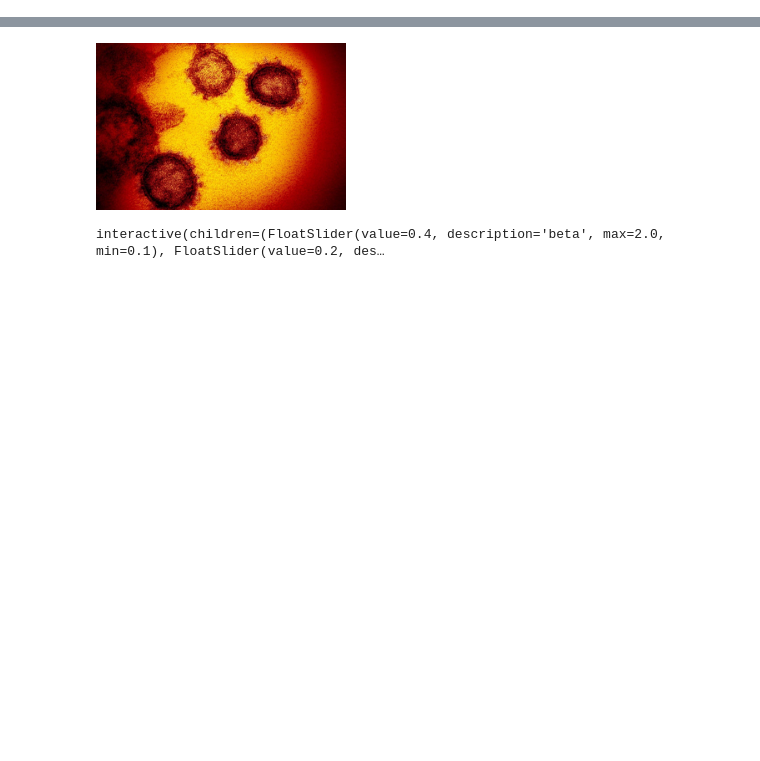
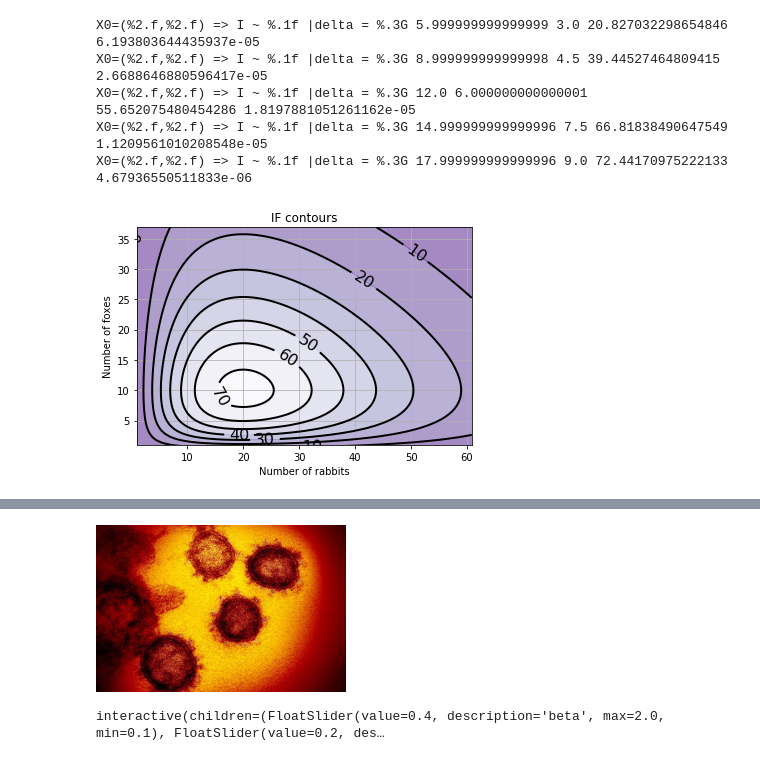
Before and after one commit to bigfooted/covid19-seir, a Jupyter notebook: presentation_seir.ipynb, the cells around one changed output, grey strips where cells are left out. Saved outputs shown, nothing was run; the diff lists cells and outputs as text; code cells hidden in the pictures; blank space fills up the shorter version.

```diff
--- a/presentation_seir.ipynb
+++ b/presentation_seir.ipynb
@@ -4,0 +100,46 @@
+# %%
+#!python
+def IF(X):
+    u, v = X
+    return u**(c/a) * v * exp( -(b/a)*(d*u+v) )
+# We will verify that IF remains constant for different trajectories
+for v in values:
+    X0 = v * X_f1                               # starting point
+    X = integrate.odeint( dX_dt, X0, t)
+    I = IF(X.T)                                 # compute IF along the trajectory
+    I_mean = I.mean()
+    delta = 100 * (I.max()-I.min())/I_mean
+    print("X0=(%2.f,%2.f) => I ~ %.1f |delta = %.3G",X0[0], X0[1], I_mean, delta)
+# >>> X0=( 6, 3) => I ~ 20.8 |delta = 6.19E-05 %
+#     X0=( 9, 4) => I ~ 39.4 |delta = 2.67E-05 %
+#     X0=(12, 6) => I ~ 55.7 |delta = 1.82E-05 %
+#     X0=(15, 8) => I ~ 66.8 |delta = 1.12E-05 %
+#     X0=(18, 9) => I ~ 72.4 |delta = 4.68E-06 %
+
+#!python
+#-------------------------------------------------------
+# plot iso contours
+nb_points = 80                              # grid size
+x = linspace(0, xmax, nb_points)
+y = linspace(0, ymax, nb_points)
+X2 , Y2  = meshgrid(x, y)                   # create the grid
+Z2 = IF([X2, Y2])                           # compute IF on each point
+f3 = p.figure()
+CS = p.contourf(X2, Y2, Z2, cmap=p.cm.Purples_r, alpha=0.5)
+CS2 = p.contour(X2, Y2, Z2, colors='black', linewidths=2. )
+p.clabel(CS2, inline=1, fontsize=16, fmt='%.f')
+p.grid()
+p.xlabel('Number of rabbits')
+p.ylabel('Number of foxes')
+p.ylim(1, ymax)
+p.xlim(1, xmax)
+p.title('IF contours')
+f3.savefig('rabbits_and_foxes_3.png')
+p.show()
+# %% [output]
+X0=(%2.f,%2.f) => I ~ %.1f |delta = %.3G 5.999999999999999 3.0 20.827032298654846 6.193803644435937e-05
+X0=(%2.f,%2.f) => I ~ %.1f |delta = %.3G 8.999999999999998 4.5 39.44527464809415 2.6688646880596417e-05
+X0=(%2.f,%2.f) => I ~ %.1f |delta = %.3G 12.0 6.000000000000001 55.652075480454286 1.8197881051261162e-05
+X0=(%2.f,%2.f) => I ~ %.1f |delta = %.3G 14.999999999999996 7.5 66.81838490647549 1.1209561010208548e-05
+X0=(%2.f,%2.f) => I ~ %.1f |delta = %.3G 17.999999999999996 9.0 72.44170975222133 4.67936550511833e-06
+[figure, added]
```
Also changed, not shown: parts of 23 cells of this notebook, 8 other files.
